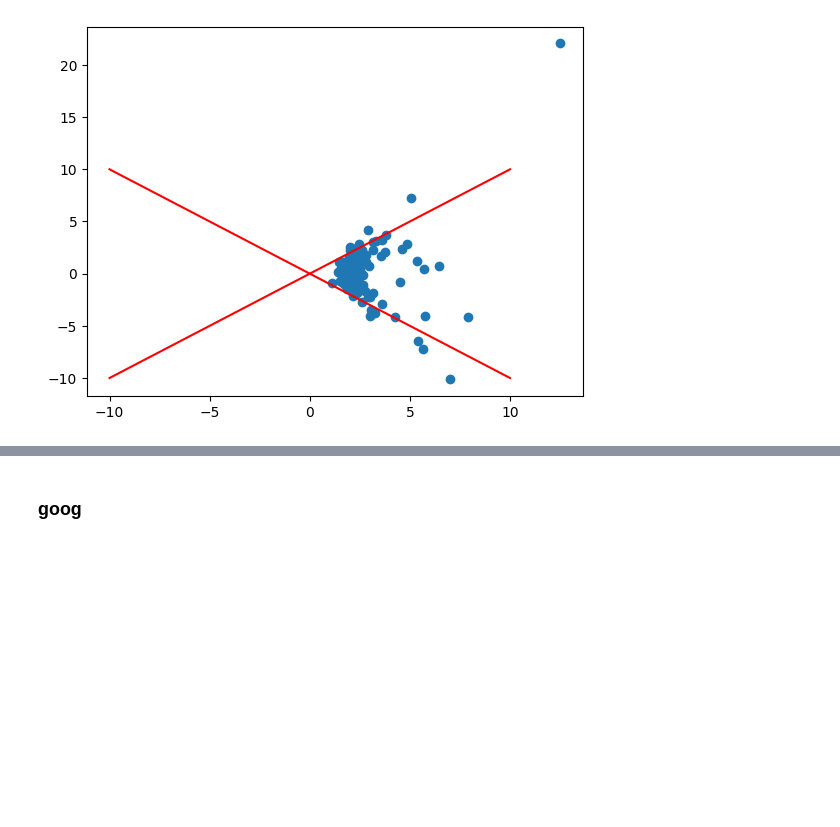
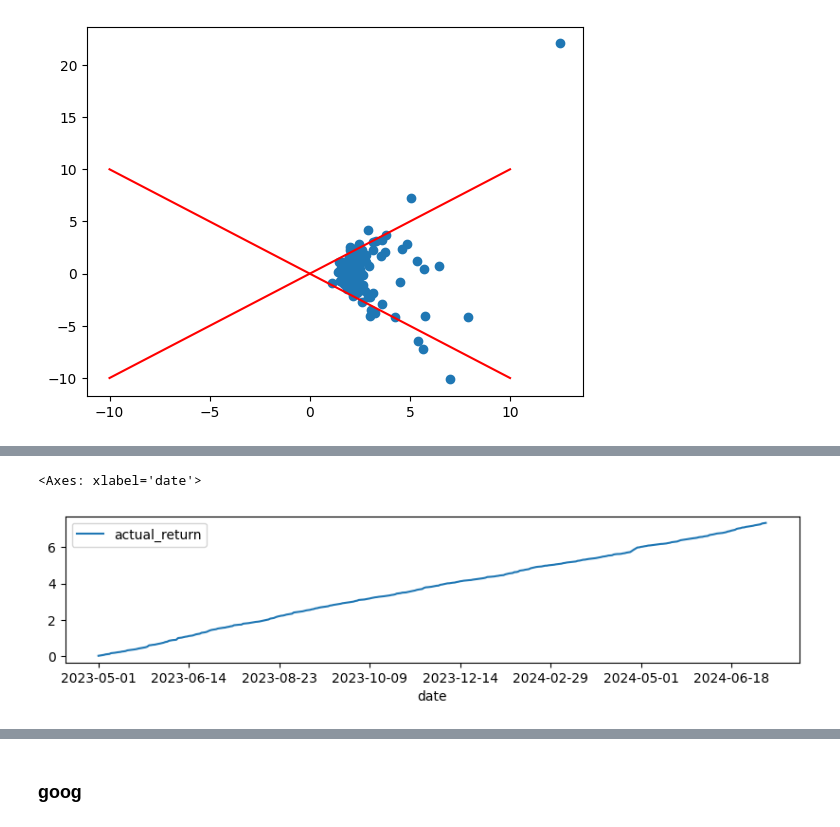
Before and after one commit to sculd/volatility_trading, a Jupyter notebook: sandbox_options.ipynb, the cells around one changed output, grey strips where cells are left out. Saved outputs shown, nothing was run; the diff lists cells and outputs as text; code cells hidden in the pictures; blank space fills up the shorter version.

```diff
--- a/sandbox_options.ipynb
+++ b/sandbox_options.ipynb
@@ -271,0 +325,5 @@ plt.plot([-10, 10], [10, -10], 'k-', color = 'r')
+# %%
+df_high_call_vol_actual_change.sort_index()[['actual_return']].cumsum().plot(figsize=(10,2))
+# %% [output]
+<Axes: xlabel='date'>
+[figure, added]
```
Also changed, not shown: parts of 16 cells of this notebook, 11 other files.
